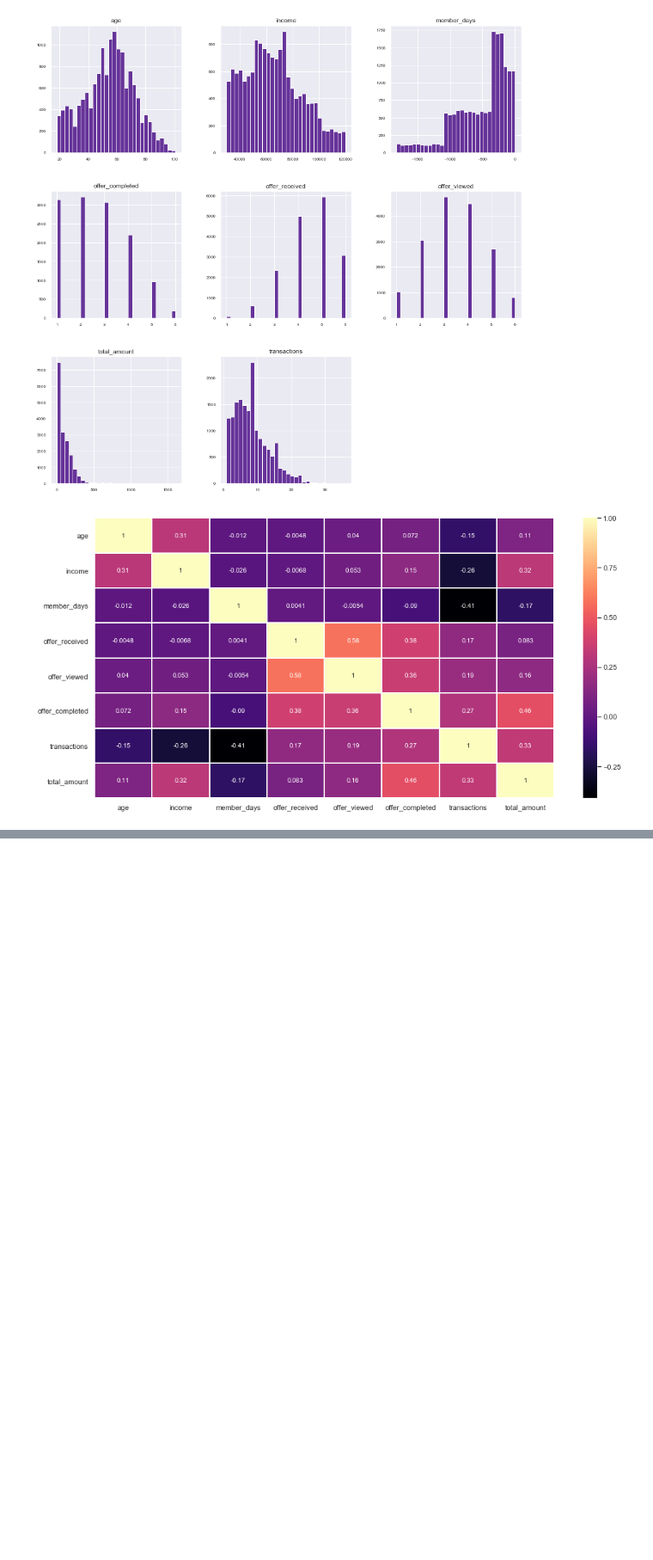
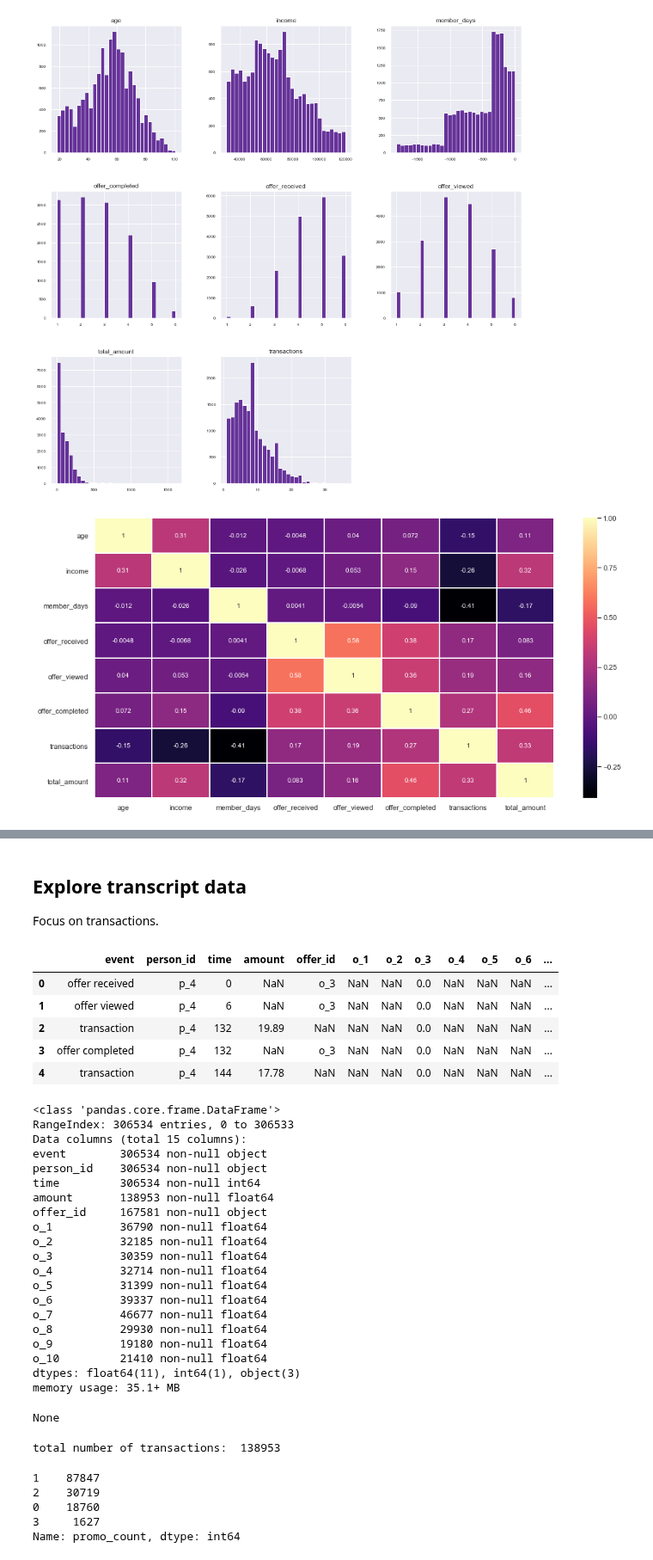
Before and after one commit to rbuerki/segmentation-challenge-starbucks, a Jupyter notebook: 2-eda.ipynb, the cells around one changed output, grey strips where cells are left out. Shown at 86% size. Saved outputs shown, nothing was run; the diff lists cells and outputs as text; code cells hidden in the pictures; blank space fills up the shorter version.

Commit message:
FEAT: add transaction exploration

```diff
--- a/2-eda.ipynb
+++ b/2-eda.ipynb
@@ -135,0 +142,54 @@ EDA.plot_num_corrMap(profile,  figsize=(16, 8))
+# %% [markdown]
+## Explore transcript data
+
+Focus on transactions.
+# %%
+display(transcript.head())
+display(transcript.info())
+# %% [output]
+|  | event | person_id | time | amount | offer_id | o_1 | o_2 | o_3 | o_4 | o_5 | o_6 | ... |
+| 0 | offer received | p_4 | 0 | NaN | o_3 | NaN | NaN | 0.0 | NaN | NaN | NaN | ... |
+| 1 | offer viewed | p_4 | 6 | NaN | o_3 | NaN | NaN | 0.0 | NaN | NaN | NaN | ... |
+| 2 | transaction | p_4 | 132 | 19.89 | NaN | NaN | NaN | 0.0 | NaN | NaN | NaN | ... |
+| 3 | offer completed | p_4 | 132 | NaN | o_3 | NaN | NaN | 0.0 | NaN | NaN | NaN | ... |
+| 4 | transaction | p_4 | 144 | 17.78 | NaN | NaN | NaN | 0.0 | NaN | NaN | NaN | ... |
+<class 'pandas.core.frame.DataFrame'>
+RangeIndex: 306534 entries, 0 to 306533
+Data columns (total 15 columns):
+event        306534 non-null object
+person_id    306534 non-null object
+time         306534 non-null int64
+amount       138953 non-null float64
+offer_id     167581 non-null object
+o_1          36790 non-null float64
+o_2          32185 non-null float64
+o_3          30359 non-null float64
+o_4          32714 non-null float64
+o_5          31399 non-null float64
+o_6          39337 non-null float64
+o_7          46677 non-null float64
+o_8          29930 non-null float64
+o_9          19180 non-null float64
+o_10         21410 non-null float64
+dtypes: float64(11), int64(1), object(3)
+memory usage: 35.1+ MB
+None
+# %%
+# count total number of transactions
+
+total_transactions = transcript['event'].value_counts()[0]
+print("total number of transactions: ", total_transactions)
+# %% [output]
+total number of transactions:  138953
+# %%
+# check how many transactions are assigned (flagged) to how many promotions each
+
+assert transcript.columns[-10] == 'o_1' # safety-check
+transcript['promo_count'] = transcript.iloc[: , -10:].count(axis=1)
+transcript.loc[transcript['event'] == 'transaction']['promo_count'].value_counts()
+# %% [output]
+1    87847
+2    30719
+0    18760
+3     1627
+Name: promo_count, dtype: int64
```
Also changed, not shown: parts of 2 cells of this notebook.
